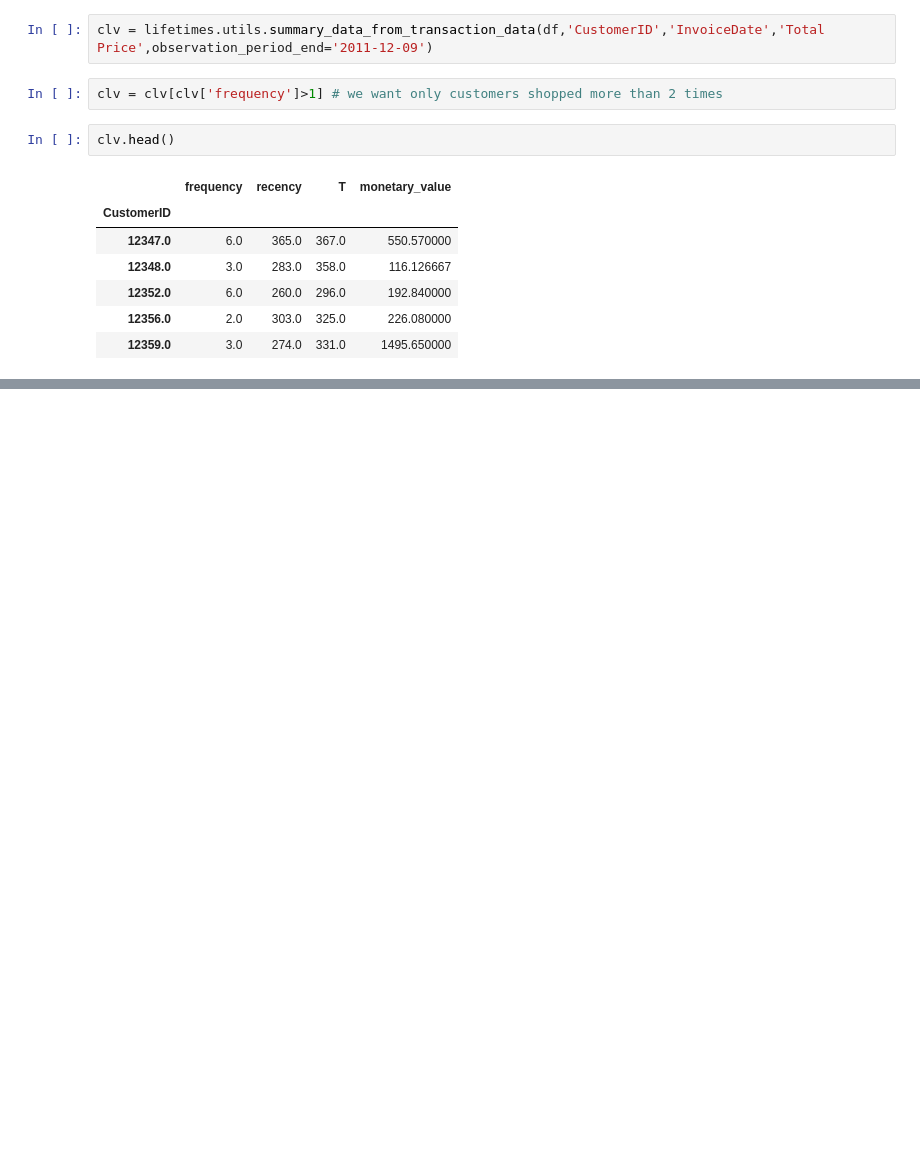
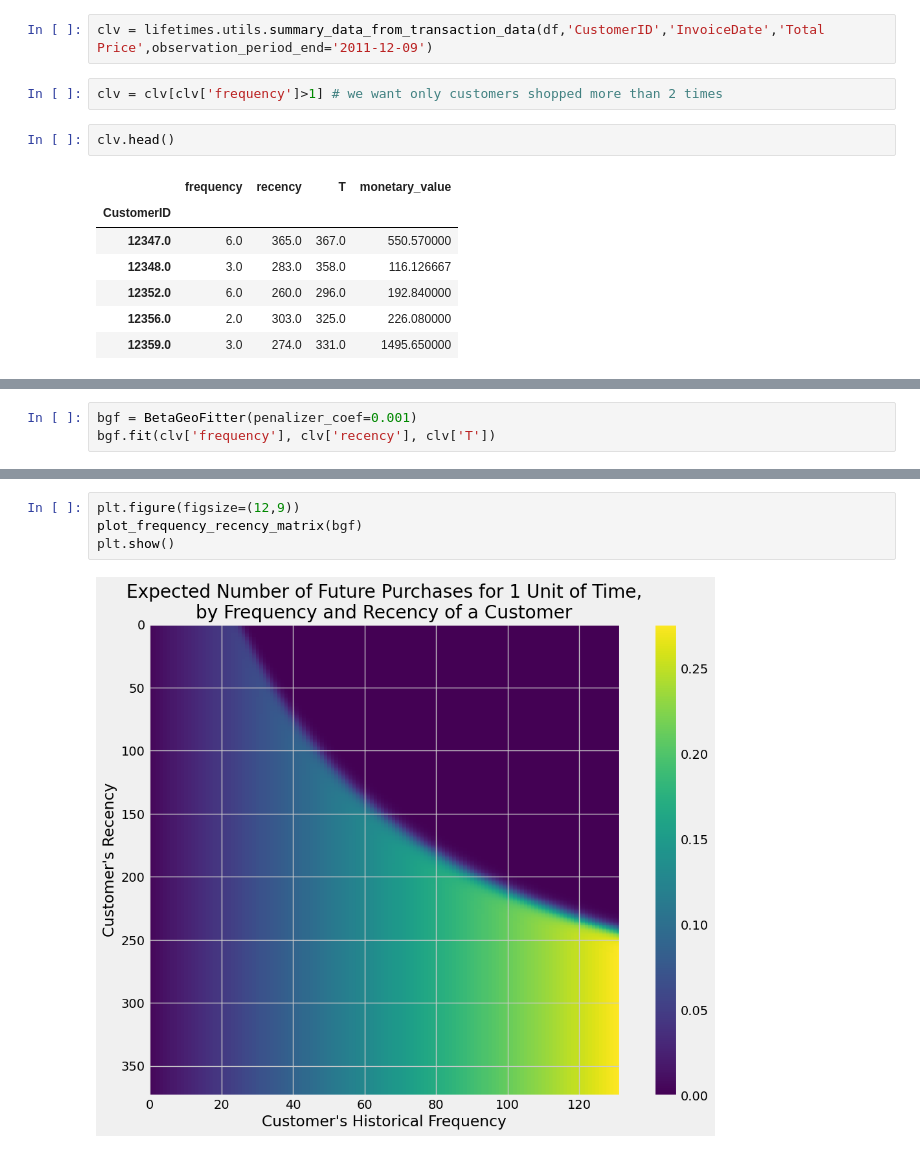
Before and after one commit to bishnuparajuli024/Customer-RFM-Segmentation, a Jupyter notebook: customer_segmentation_analysis.ipynb, the cells around one changed output, grey strips where cells are left out. Cells and saved outputs as stored; diff of their text form; blank space fills up the shorter version.

```diff
--- a/customer_segmentation_analysis.ipynb
+++ b/customer_segmentation_analysis.ipynb
@@ -132,0 +152,3 @@ clv.head()
+# %%
+bgf = BetaGeoFitter(penalizer_coef=0.001)
+bgf.fit(clv['frequency'], clv['recency'], clv['T'])
@@ -132,0 +165,6 @@ clv.head()
+# %%
+plt.figure(figsize=(12,9))
+plot_frequency_recency_matrix(bgf)
+plt.show()
+# %% [output]
+[figure, added]
```
Also changed, not shown: parts of 16 cells of this notebook.
